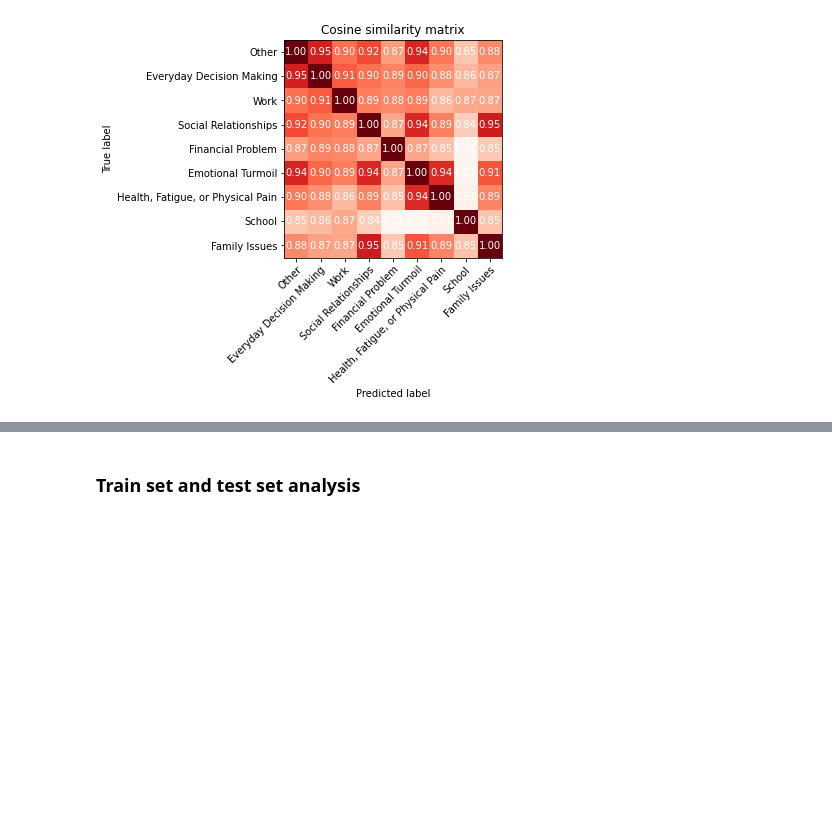
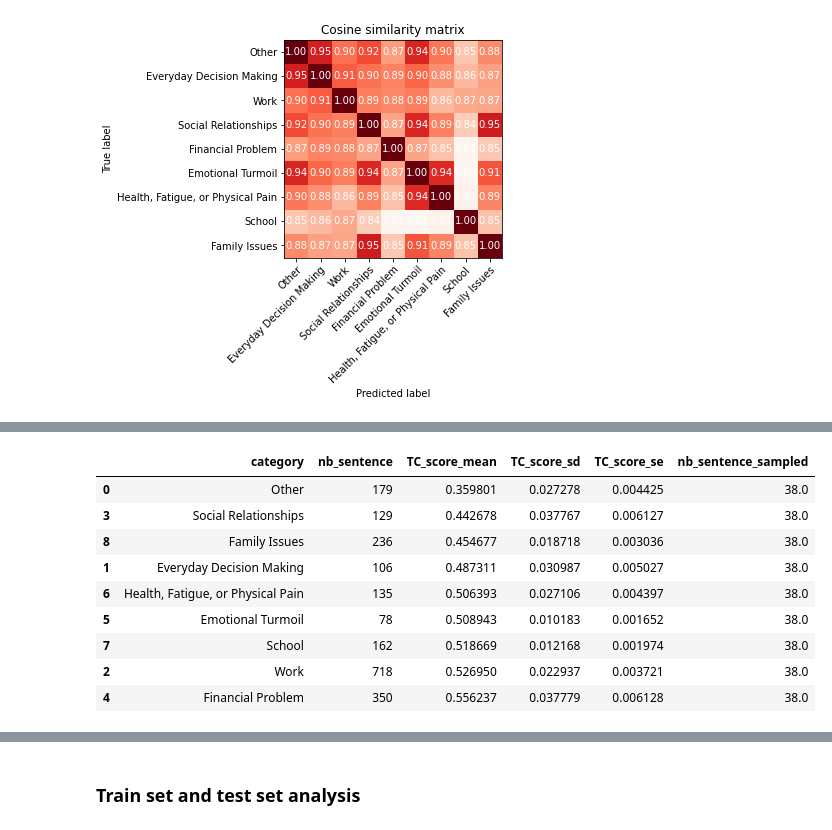
Before and after one commit to PervasiveWellbeingTech/Popbots-mTurk-HITS, a Jupyter notebook: bert-pipeline/Dataset_Analysis.ipynb, the cells around one changed output, grey strips where cells are left out. Drawn from its saved outputs; the diff is of its cells as text; code cells hidden in the pictures; blank space fills up the shorter version.

```diff
--- a/bert-pipeline/Dataset_Analysis.ipynb
+++ b/bert-pipeline/Dataset_Analysis.ipynb
@@ -508,0 +556,55 @@ plot_matrix(cm=np.array(ortho),title="Cosine similarity matrix",classes=label_li
+# %%
+from itertools import combinations
+
+#dataset = dataset[dataset['second_label'].isna()]
+np.set_printoptions(threshold=np.inf,suppress=True)
+
+df_columns = ['category', 'nb_sentence','TC_score_mean','TC_score_sd','TC_score_se']
+count_results = pd.DataFrame(columns = df_columns)
+
+boostrap_number = 5
+embedding_clusters = []
+for category in label_list_text:
+
+    boostrap_coherence = []
+    all_mean = []
+    for i in range(boostrap_number):
+        category_df = dataset[dataset[LABEL_COLUMN_RAW] == category].sample(n=38)
+        category_df_unsampled = dataset[dataset[LABEL_COLUMN_RAW] == category]
+
+        category_df['embedding'] = model.encode(category_df[DATA_COLUMN].values)
+        category_df['embedding'] = category_df['embedding'].apply(lambda x: np.array(x))
+        embedding_clusters.append(list(category_df['embedding']))
+        # Compute coherence per pair of words
+        pair_scores = []
+        for pair in combinations(category_df['embedding'], 2):
+            pair_scores.append(cosine_similarity(pair[0], pair[1]))
+        # get the mean over all pairs in this topic
+        topic_score = sum(pair_scores) / len(pair_scores)
+
+        boostrap_coherence.append(topic_score)
+        #total_coherence += topic_score
+        # get the mean score across all topics
+
+
+
+    mean_coherence = np.mean(boostrap_coherence)
+    sd_coherence= np.std(boostrap_coherence)
+    sde = np.std(boostrap_coherence)/np.sqrt(38)
+    count_results = count_results.append({'category':category,\
+                                          'nb_sentence':len(category_df_unsampled),\
+                                          'nb_sentence_sampled':len(category_df),
+                                          'TC_score_mean':mean_coherence,'TC_score_sd':sd_coherence,'TC_score_se':sde},ignore_index=True)
+# %%
+count_results.sort_values(by='TC_score_mean')
+# %% [output]
+|  | category | nb_sentence | TC_score_mean | TC_score_sd | TC_score_se | nb_sentence_sampled |
+| 0 | Other | 179 | 0.359801 | 0.027278 | 0.004425 | 38.0 |
+| 3 | Social Relationships | 129 | 0.442678 | 0.037767 | 0.006127 | 38.0 |
+| 8 | Family Issues | 236 | 0.454677 | 0.018718 | 0.003036 | 38.0 |
+| 1 | Everyday Decision Making | 106 | 0.487311 | 0.030987 | 0.005027 | 38.0 |
+| 6 | Health, Fatigue, or Physical Pain | 135 | 0.506393 | 0.027106 | 0.004397 | 38.0 |
+| 5 | Emotional Turmoil | 78 | 0.508943 | 0.010183 | 0.001652 | 38.0 |
+| 7 | School | 162 | 0.518669 | 0.012168 | 0.001974 | 38.0 |
+| 2 | Work | 718 | 0.526950 | 0.022937 | 0.003721 | 38.0 |
+| 4 | Financial Problem | 350 | 0.556237 | 0.037779 | 0.006128 | 38.0 |
```
Also changed, not shown: parts of 7 cells of this notebook, 3 other files.
